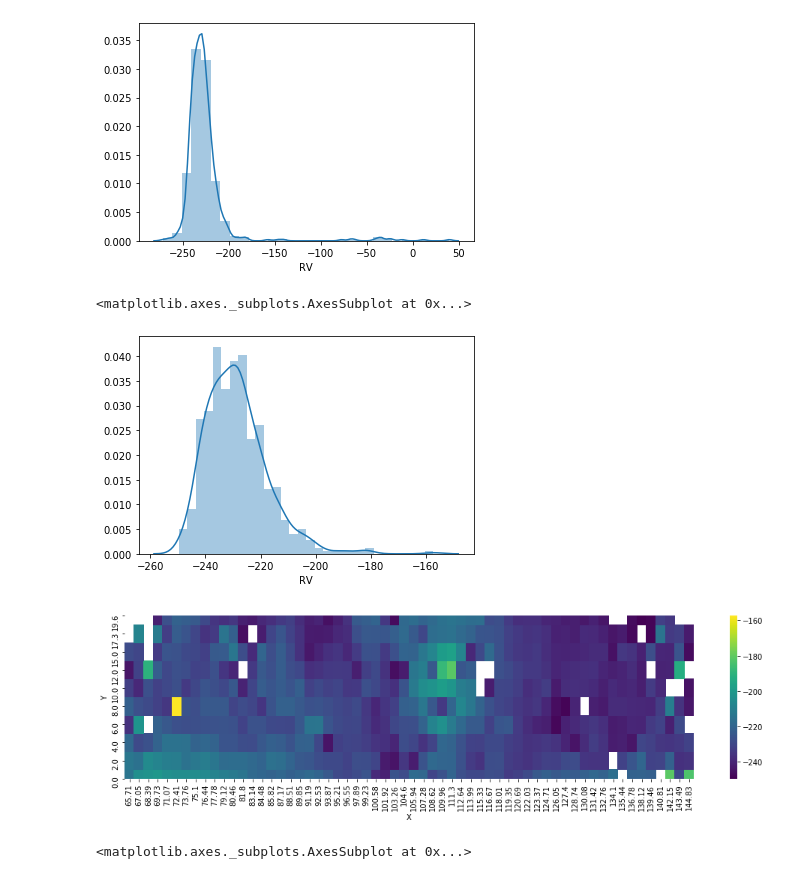
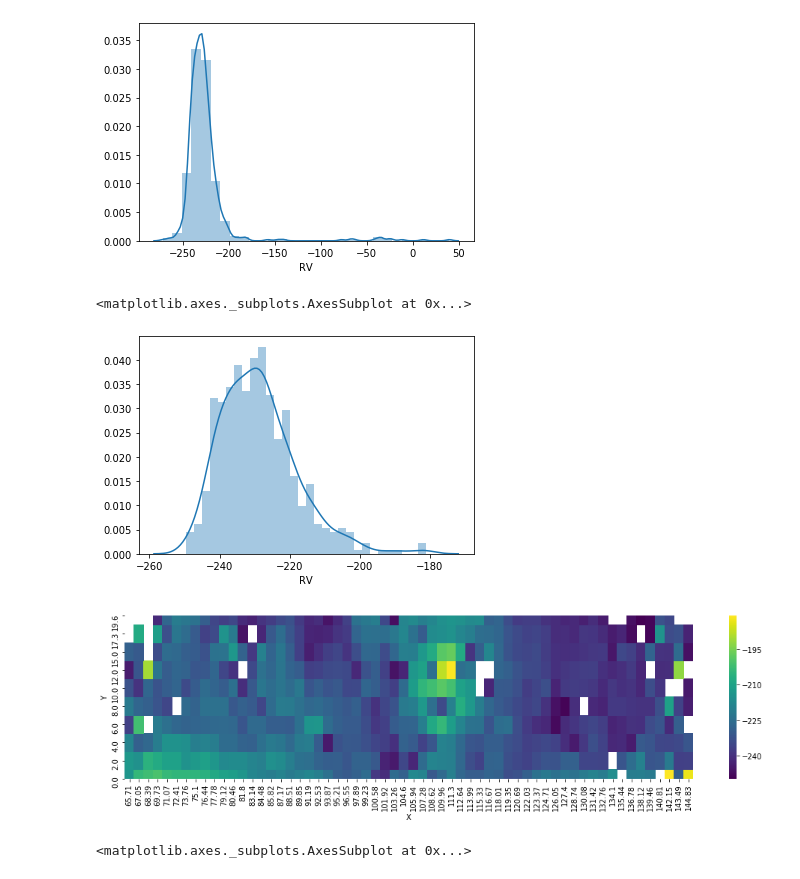
Before and after one commit to will-henney/JavGVastro-PhD, a Jupyter notebook: 604R.ipynb, the cells around one changed output. Cells and saved outputs as stored; diff of their text form; code cells hidden in the pictures.

Commit message:
Data Revision

```diff
--- a/604R.ipynb
+++ b/604R.ipynb
@@ -364,18 +364,18 @@ sns.distplot(dataN.RV,bins=30)
 <matplotlib.axes._subplots.AxesSubplot at 0x...>
 [figure]
 # %%
-mn=(dataN.RV<-150)&(dataN.RV>-250)
+mn=(dataN.RV<-180)&(dataN.RV>-250)
 sns.distplot(dataN[mn].RV,bins=30)
 # %% [output]
 <matplotlib.axes._subplots.AxesSubplot at 0x...>
-[figure, old version]
+[figure, new version]
 # %%
 dataNrv=(dataN[mn].round(2)).pivot(index='Y', columns='X', values='RV')
 fig, ax = plt.subplots(figsize=(17, 4))
 sns.heatmap(dataNrv, cmap="viridis")
 plt.gca().invert_yaxis()
 # %% [output]
-[figure, old version]
+[figure, new version]
 # %%
 sns.distplot(dataN["Width.2"],bins=30)
 # %% [output]
```
Also changed, not shown: parts of 22 cells of this notebook.
